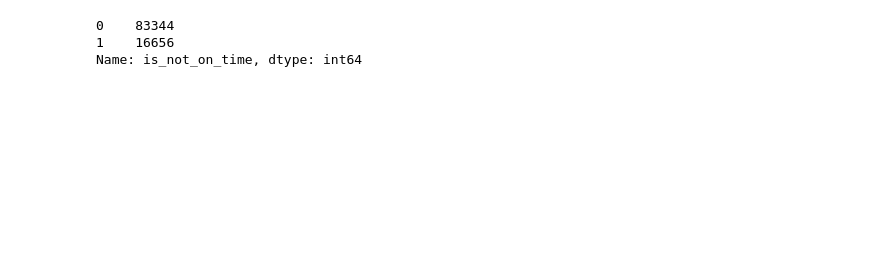
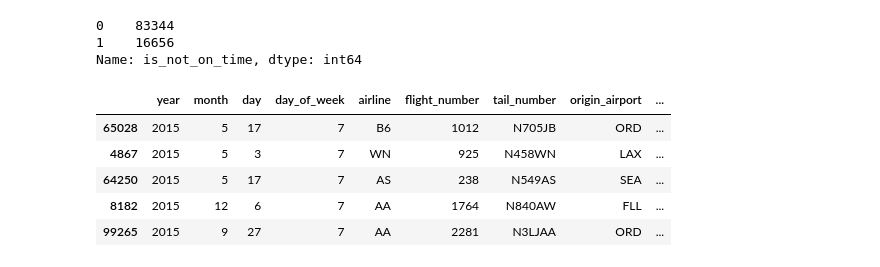
Before and after one commit to binh748/flight-classification, a Jupyter notebook: data_cleaning.ipynb, the cells around one changed output. Cells and saved outputs as stored; diff of their text form; code cells hidden in the pictures; blank space fills up the shorter version.

```diff
--- a/data_cleaning.ipynb
+++ b/data_cleaning.ipynb
@@ -119,6 +211,15 @@ sample_df['is_not_on_time'].value_counts()
 0    83344
 1    16656
 Name: is_not_on_time, dtype: int64
+# %%
+sample_df[sample_df['day_of_week'] == 7].sample(5)
+# %% [output]
+|  | year | month | day | day_of_week | airline | flight_number | tail_number | origin_airport | ... |
+| 65028 | 2015 | 5 | 17 | 7 | B6 | 1012 | N705JB | ORD | ... |
+| 4867 | 2015 | 5 | 3 | 7 | WN | 925 | N458WN | LAX | ... |
+| 64250 | 2015 | 5 | 17 | 7 | AS | 238 | N549AS | SEA | ... |
+| 8182 | 2015 | 12 | 6 | 7 | AA | 1764 | N840AW | FLL | ... |
+| 99265 | 2015 | 9 | 27 | 7 | AA | 2281 | N3LJAA | ORD | ... |
 # %%
 sample_df[sample_df['is_not_on_time'] == 1].sample(5)
 # %% [output]
```
Also changed, not shown: parts of 44 cells of this notebook.
